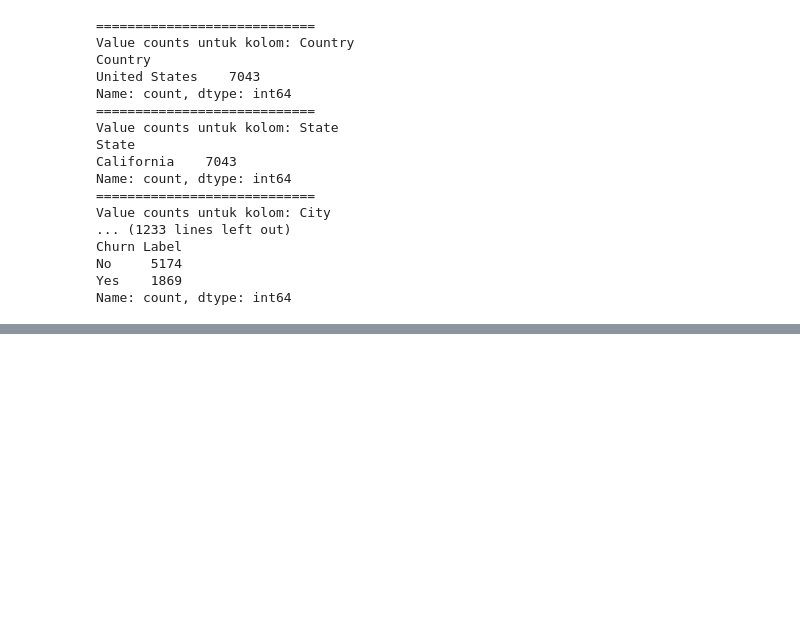
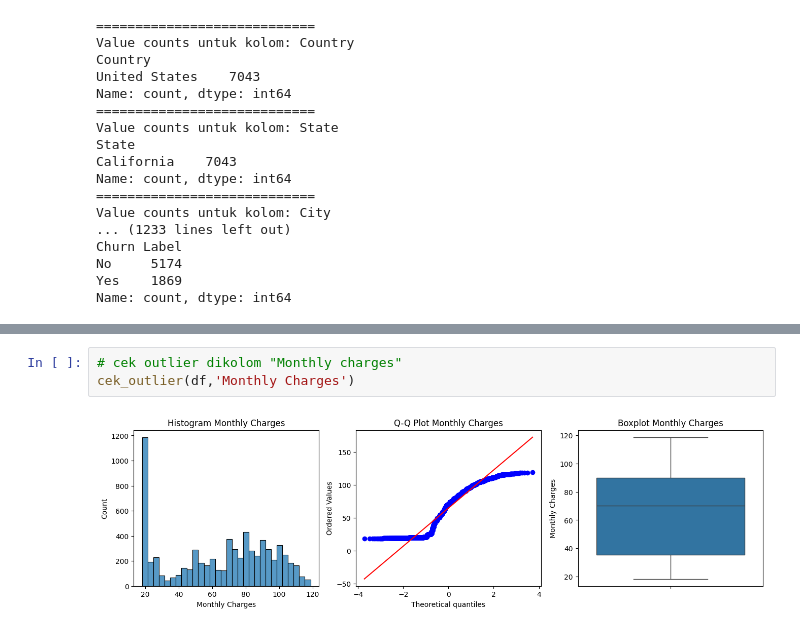
Before and after one commit to wildemar66/Project_Analisis_churn, a Jupyter notebook: notebooks/Data_cleaning.ipynb, the cells around one changed output, grey strips where cells are left out. Saved outputs shown, nothing was run; the diff lists cells and outputs as text; blank space fills up the shorter version.

```diff
--- a/notebooks/Data_cleaning.ipynb
+++ b/notebooks/Data_cleaning.ipynb
@@ -155,0 +278,5 @@ Name: count, dtype: int64
+# %%
+# cek outlier dikolom "Monthly charges"
+cek_outlier(df,'Monthly Charges')
+# %% [output]
+[figure, added]
```
Also changed, not shown: parts of 21 cells of this notebook.
